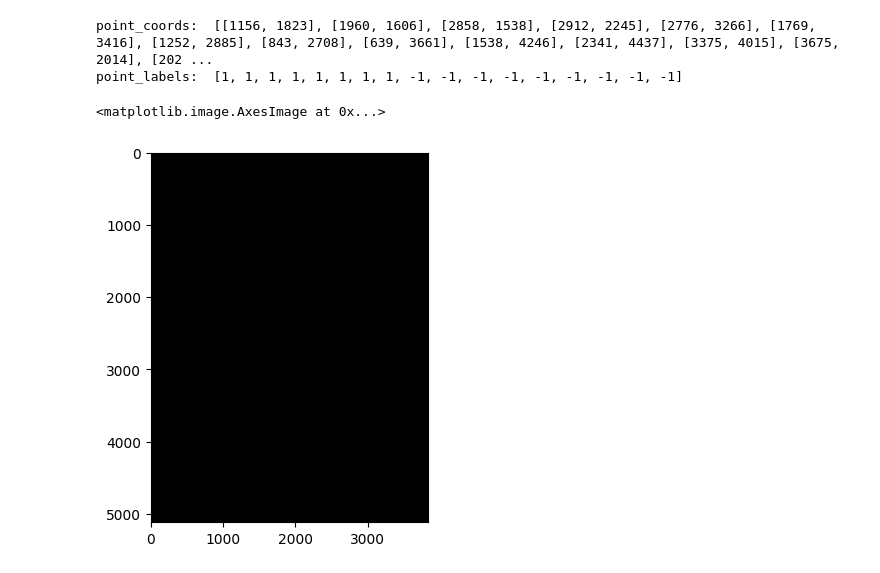
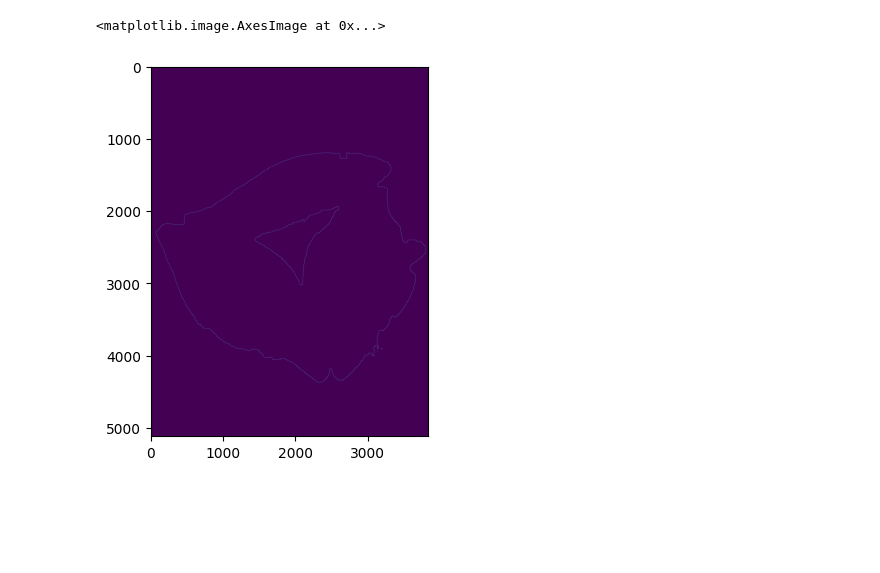
Before and after one commit to wondron/sam2_label, a Jupyter notebook: z_samTool.ipynb, the cells around one changed output. Cells and saved outputs as stored; diff of their text form; code cells hidden in the pictures; blank space fills up the shorter version.

```diff
--- a/z_samTool.ipynb
+++ b/z_samTool.ipynb
@@ -41,33 +47,21 @@ class SAM2ImageProcessor:
 # %%
 import matplotlib.pyplot as plt
 
 checkpoint = "D:/python/sam2_label/checkpoints/sam2.1_hiera_base_plus.pt"
 model_cfg  = "D:/python/sam2_label/sam2/configs/sam2.1/sam2.1_hiera_b+.yaml"
 image_path = 'E:/dataset/鲫鱼/200_00fb306e03d311f5c33830ab89f65c5b.jpg'
 image_data = Image.open(image_path)
 numpy_image = np.array(image_data)
 
 processor = SAM2ImageProcessor(checkpoint, model_cfg)
 
-contours_pts = [[1156, 1823],[1960, 1606],[2858, 1538],[2912, 2245],
-                [2776, 3266],[1769, 3416],[1252, 2885],[ 843, 2708],
-                [ 639, 3661],[1538, 4246],[2341, 4437],[3375, 4015],
-                [3675, 2014],[2028,  803],[ 830, 1306],[ 258, 1769],
-                [3647, 1197]]
-labels = [ 1,  1,  1,  1,  1,  1,  1,  1, -1, -1, -1, -1, -1, -1, -1, -1, -1,]
+contours_pts = [[1964, 1721],[1351, 3084],[2800, 2660],[1940, 2470]]
+labels = [ 1,  1,  1,  -1]
 
-contours = processor.process_image(image_data, point_coords=contours_pts, point_labels=labels)
-uint8_array = (contours * 255).astype(np.uint8)
+contours = processor.detect(image_data, point_coords=contours_pts, point_labels=labels)
 
-kernel = cv2.getStructuringElement(cv2.MORPH_RECT, (100, 100))
-filled_image = cv2.morphologyEx(uint8_array, cv2.MORPH_CLOSE, kernel)
 
-edges = cv2.Canny(filled_image, 100, 200)
-numpy_image[edges > 0] = [0, 0, 255]
-
-plt.imshow(edges, cmap='gray')
+plt.imshow(contours)
 # %% [output]
-point_coords:  [[1156, 1823], [1960, 1606], [2858, 1538], [2912, 2245], [2776, 3266], [1769, 3416], [1252, 2885], [843, 2708], [639, 3661], [1538, 4246], [2341, 4437], [3375, 4015], [3675, 2014], [202 ...
-point_labels:  [1, 1, 1, 1, 1, 1, 1, 1, -1, -1, -1, -1, -1, -1, -1, -1, -1]
+<matplotlib.image.AxesImage at 0x...>
-<matplotlib.image.AxesImage at 0x...>
-[figure, old version]
+[figure, new version]
```
Also changed, not shown: parts of 3 cells of this notebook, 5 other files.
